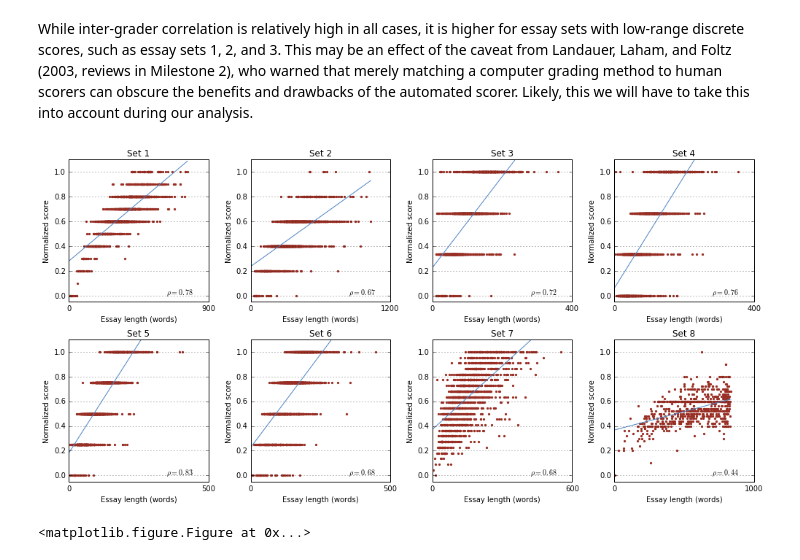
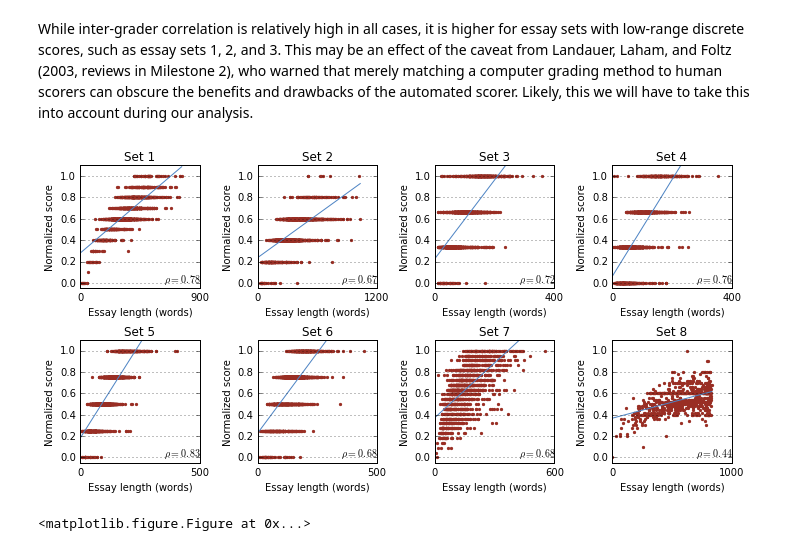
Before and after one commit to mihirchakradeo/Automatic-Essay-Grading-Website, a Jupyter notebook: code/Data Exploration.ipynb, the cells around one changed output. Saved outputs shown, nothing was run; the diff lists cells and outputs as text; code cells hidden in the pictures.

```diff
--- a/code/Data Exploration.ipynb
+++ b/code/Data Exploration.ipynb
@@ -313,7 +313,7 @@ Essay Set: 6
 # %% [markdown]
 While inter-grader correlation is relatively high in all cases, it is higher for essay sets with low-range discrete scores, such as essay sets 1, 2, and 3. This may be an effect of the caveat from Landauer, Laham, and Foltz (2003, reviews in Milestone 2), who warned that merely matching a computer grading method to human scorers can obscure the benefits and drawbacks of the automated scorer. Likely, this we will have to take this into account during our analysis.
 # %%
-fig = plt.figure(figsize=(14, 7))
+fig = plt.figure(figsize=(10, 5))
 for i in range(8):
     # List of essay lengths (word counts)
     word_count = X[i].sum(axis=1)
@@ -321,33 +321,33 @@ for i in range(8):
     score = Y[i]['domain1_score']
     lin_reg = LinearRegression()
     lin_reg.fit(word_count, score)
     a = lin_reg.coef_
     b = lin_reg.intercept_
     #print a, b
     # Corr. coef. for essay length and score
     #corr_coef = np.corrcoef(np.reshape(word_count, (len(word_count), )), np.reshape(score, (len(score), )))[0, 1]
 
 
 
     corr_coef = spearmanr(word_count, score)[0]
 
     # Plot Score vs Essay Length
     ax = fig.add_subplot(2, 4, i+1)
     ax.scatter(word_count, score, marker='.', color='#992E24', zorder=0)
     ax.plot([0, np.max(word_count)], [b, b+a*np.max(word_count)], color='#4E84C4', zorder=1)
     # Axis properties
     ax.set_xlim(left=0)
     text = '$\\rho= %s$' % round(corr_coef, 2)
     ax.text(0.7, 0.05, text, transform=ax.transAxes)
     ax.set_title('Set %d' % (i+1))
     ax.set_xlabel('Essay length (words)')
     ax.set_ylabel('Normalized score')
     ax.set_xticks([ax.get_xticks()[0],ax.get_xticks()[-1]])
     ax.set_ylim([-0.05, np.max(score)+0.1])
     ax.grid()
 plt.tight_layout()
 plt.show()
-saveFigure('meta_feature', fig=fig, fig_size=[12, 5.0])
+saveFigure('meta_feature', fig=fig, fig_size=[10, 5.0])
 # %% [output]
-[figure, old version]
+[figure, new version]
 <matplotlib.figure.Figure at 0x...>
```
Also changed, not shown: 1 other file.
